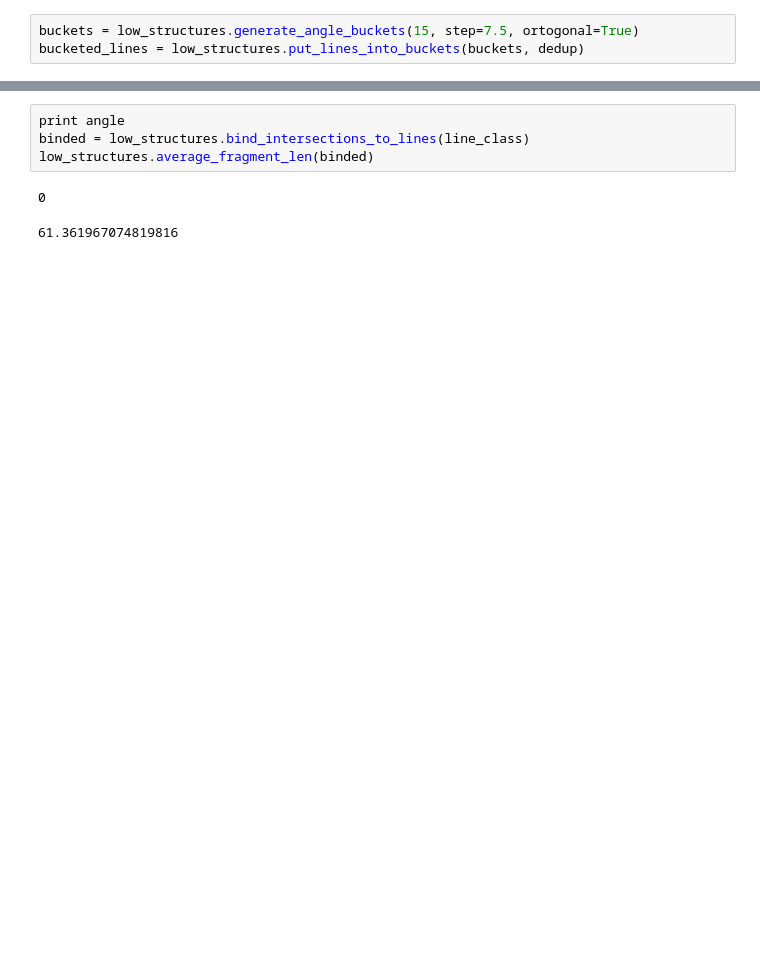
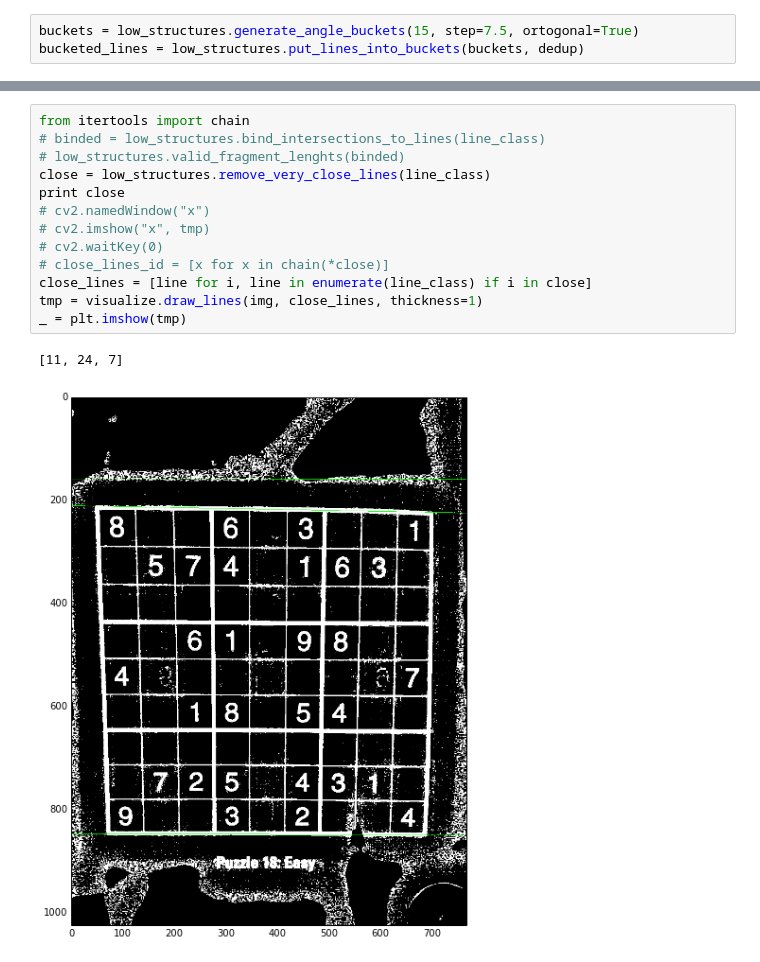
Before and after one commit to mrfuxi/sudoku, a Jupyter notebook: external.ipynb, the cells around one changed output, grey strips where cells are left out. Cells and saved outputs as stored; diff of their text form; blank space fills up the shorter version.

```diff
--- a/external.ipynb
+++ b/external.ipynb
@@ -34,7 +36,16 @@ _ = plt.imshow(tmp)
-# %%
-print angle
-binded = low_structures.bind_intersections_to_lines(line_class)
-low_structures.average_fragment_len(binded)
-# %% [output]
-0
-61.361967074819816
+# %%
+from itertools import chain
+# binded = low_structures.bind_intersections_to_lines(line_class)
+# low_structures.valid_fragment_lenghts(binded)
+close = low_structures.remove_very_close_lines(line_class)
+print close
+# cv2.namedWindow("x")
+# cv2.imshow("x", tmp)
+# cv2.waitKey(0)
+# close_lines_id = [x for x in chain(*close)]
+close_lines = [line for i, line in enumerate(line_class) if i in close]
+tmp = visualize.draw_lines(img, close_lines, thickness=1)
+_ = plt.imshow(tmp)
+# %% [output]
+[11, 24, 7]
+[figure, added]
```
Also changed, not shown: parts of 3 cells of this notebook, 1 other file.
